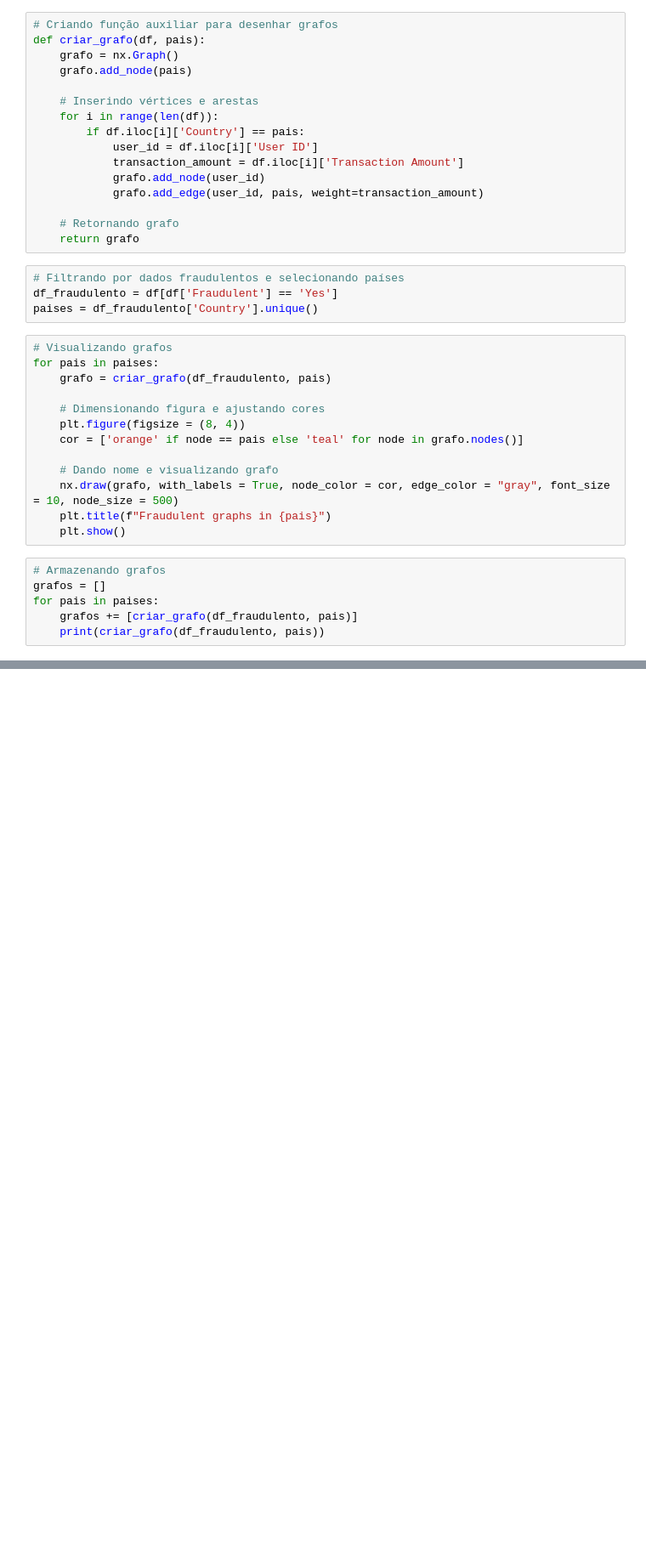
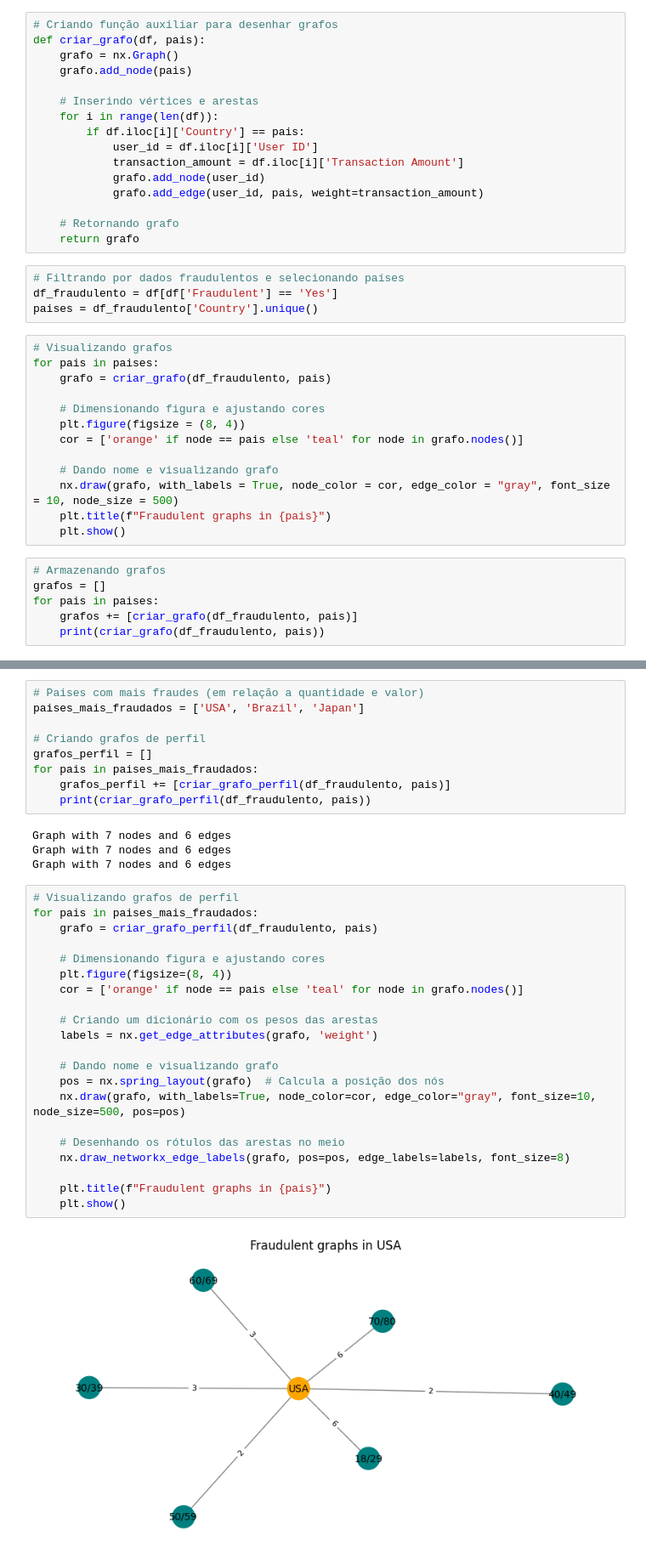
Before and after one commit to David-Mdrs/Cartoes_Transacoes_Fraudulentas, a Jupyter notebook: Fraude_Paises.ipynb, the cells around one changed output, grey strips where cells are left out. Shown at 85% size. Drawn from its saved outputs; the diff is of its cells as text; blank space fills up the shorter version.

Commit message:
Grafo de perfil com idades

```diff
--- a/Fraude_Paises.ipynb
+++ b/Fraude_Paises.ipynb
@@ -57,0 +142,36 @@ for grafo in grafos:
+# %%
+# Paises com mais fraudes (em relação a quantidade e valor)
+paises_mais_fraudados = ['USA', 'Brazil', 'Japan']
+
+# Criando grafos de perfil
+grafos_perfil = []
+for pais in paises_mais_fraudados:
+    grafos_perfil += [criar_grafo_perfil(df_fraudulento, pais)]
+    print(criar_grafo_perfil(df_fraudulento, pais))
+# %% [output]
+Graph with 7 nodes and 6 edges
+Graph with 7 nodes and 6 edges
+Graph with 7 nodes and 6 edges
+# %%
+# Visualizando grafos de perfil
+for pais in paises_mais_fraudados:
+    grafo = criar_grafo_perfil(df_fraudulento, pais)
+
+    # Dimensionando figura e ajustando cores
+    plt.figure(figsize=(8, 4))
+    cor = ['orange' if node == pais else 'teal' for node in grafo.nodes()]
+
+    # Criando um dicionário com os pesos das arestas
+    labels = nx.get_edge_attributes(grafo, 'weight')
+
+    # Dando nome e visualizando grafo
+    pos = nx.spring_layout(grafo)  # Calcula a posição dos nós
+    nx.draw(grafo, with_labels=True, node_color=cor, edge_color="gray", font_size=10, node_size=500, pos=pos)
+
+    # Desenhando os rótulos das arestas no meio
+    nx.draw_networkx_edge_labels(grafo, pos=pos, edge_labels=labels, font_size=8)
+
+    plt.title(f"Fraudulent graphs in {pais}")
+    plt.show()
+# %% [output]
+[figure, added]
```
Also changed, not shown: parts of 5 cells of this notebook.
